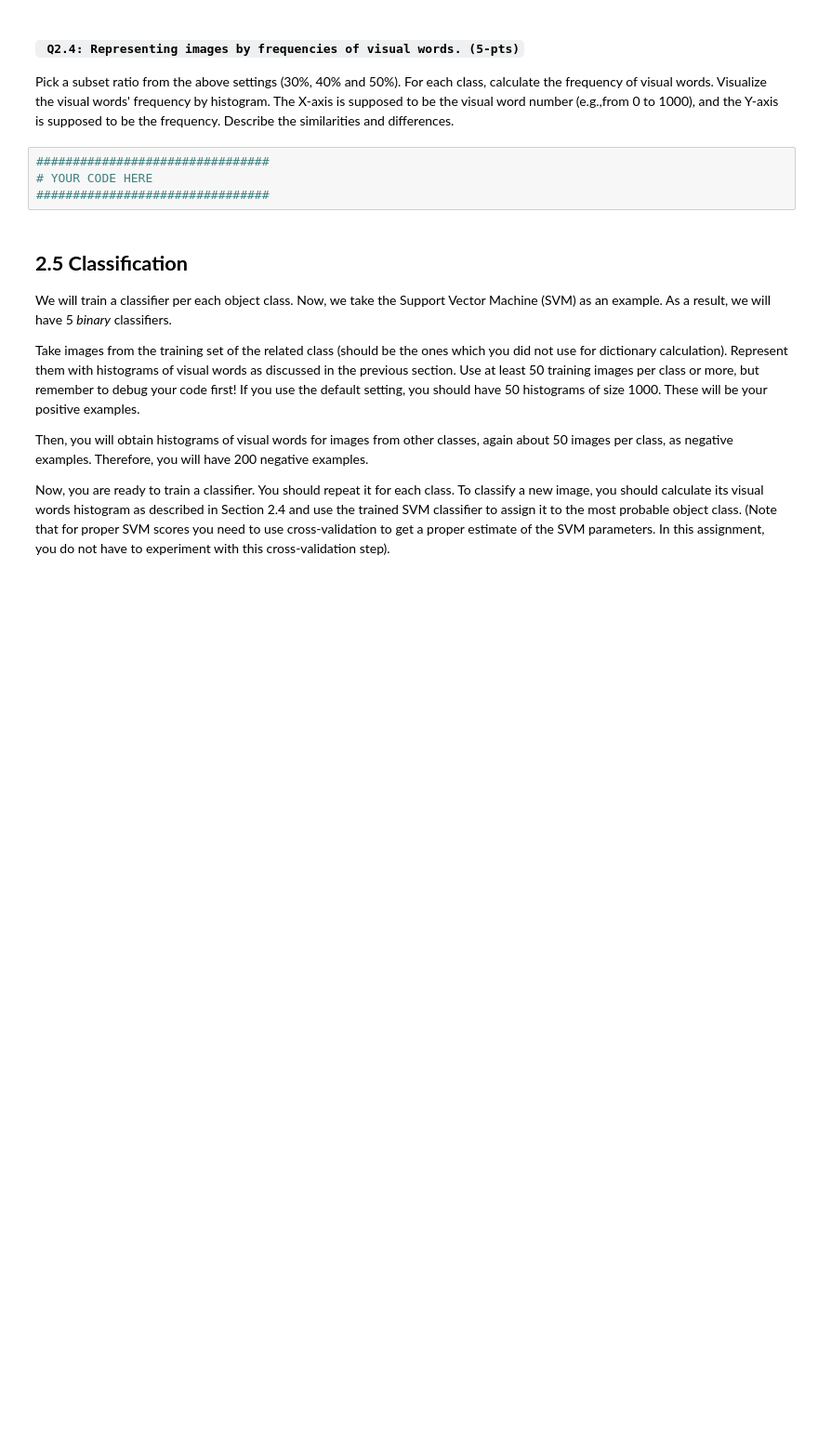
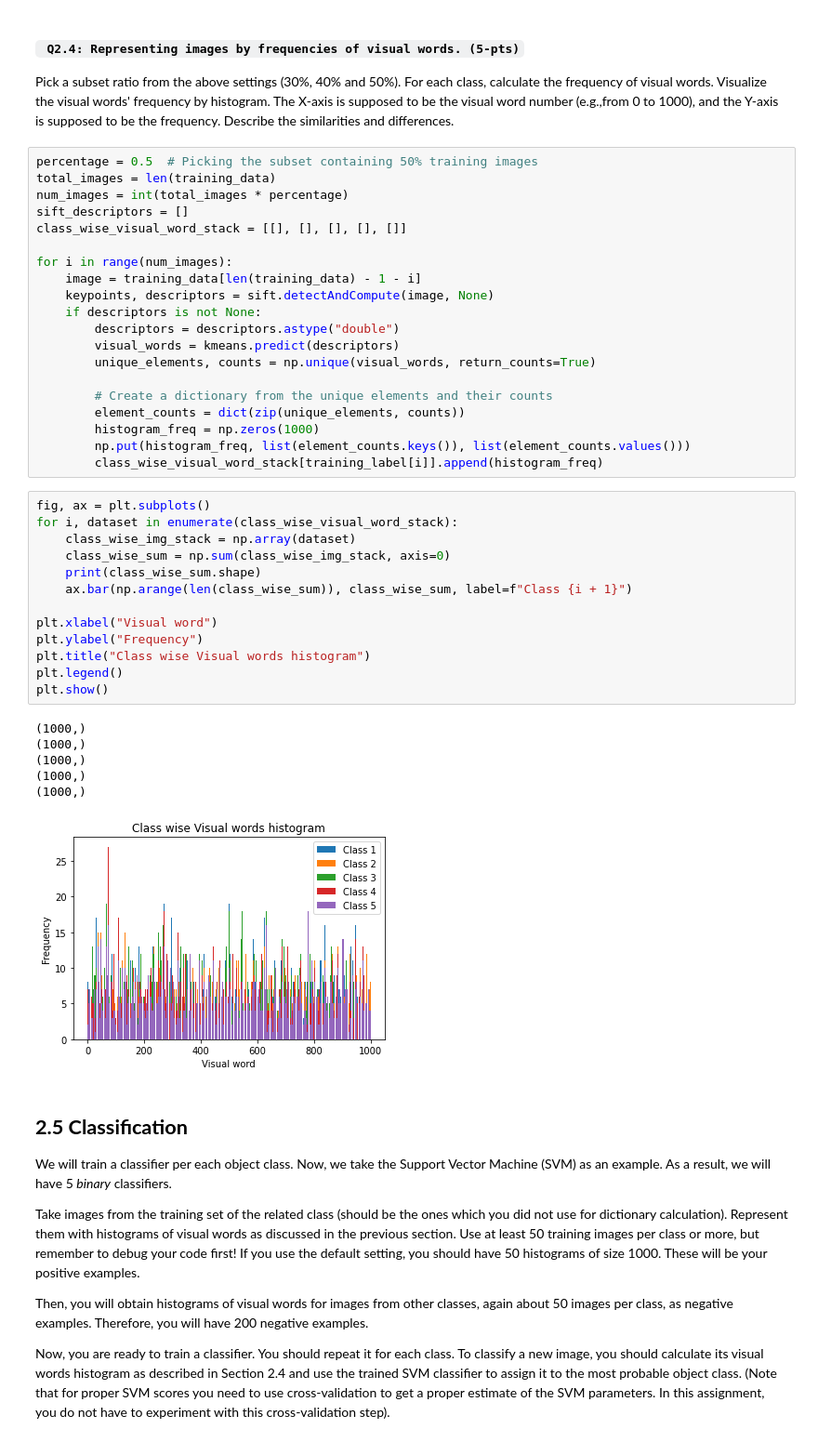
Before and after one commit to dgcnz/uva-cv1-lab5, a Jupyter notebook: notebooks/CV1 Final Lab Pt1.ipynb, the cells around one changed output. Shown at 93% size. Saved outputs shown, nothing was run; the diff lists cells and outputs as text; blank space fills up the shorter version.

```diff
--- a/notebooks/CV1 Final Lab Pt1.ipynb
+++ b/notebooks/CV1 Final Lab Pt1.ipynb
@@ -164,10 +288,46 @@ The next step is the quantization. The idea is to represent each image by a hist
 ####  **` Q2.4: Representing images by frequencies of visual words. (5-pts)`**
 
 Pick a subset ratio from the above settings (30%, 40% and 50%). For each class, calculate the frequency of visual words. Visualize the visual words' frequency by histogram. The X-axis is supposed to be the visual word number (e.g.,from 0 to 1000), and the Y-axis is supposed to be the frequency. Describe the similarities and differences.
-# %%
-################################
-# YOUR CODE HERE
-################################
+# %%
+percentage = 0.5  # Picking the subset containing 50% training images
+total_images = len(training_data)
+num_images = int(total_images * percentage)
+sift_descriptors = []
+class_wise_visual_word_stack = [[], [], [], [], []]
+
+for i in range(num_images):
+    image = training_data[len(training_data) - 1 - i]
+    keypoints, descriptors = sift.detectAndCompute(image, None)
+    if descriptors is not None:
+        descriptors = descriptors.astype("double")
+        visual_words = kmeans.predict(descriptors)
+        unique_elements, counts = np.unique(visual_words, return_counts=True)
+
+        # Create a dictionary from the unique elements and their counts
+        element_counts = dict(zip(unique_elements, counts))
+        histogram_freq = np.zeros(1000)
+        np.put(histogram_freq, list(element_counts.keys()), list(element_counts.values()))
+        class_wise_visual_word_stack[training_label[i]].append(histogram_freq)
+# %%
+fig, ax = plt.subplots()
+for i, dataset in enumerate(class_wise_visual_word_stack):
+    class_wise_img_stack = np.array(dataset)
+    class_wise_sum = np.sum(class_wise_img_stack, axis=0)
+    print(class_wise_sum.shape)
+    ax.bar(np.arange(len(class_wise_sum)), class_wise_sum, label=f"Class {i + 1}")
+
+plt.xlabel("Visual word")
+plt.ylabel("Frequency")
+plt.title("Class wise Visual words histogram")
+plt.legend()
+plt.show()
+# %% [output]
+(1000,)
+(1000,)
+(1000,)
+(1000,)
+(1000,)
+[figure, added]
 # %% [markdown]
 ## **2.5 Classification**
 
```
Also changed, not shown: parts of 53 cells of this notebook, 1 other file.
